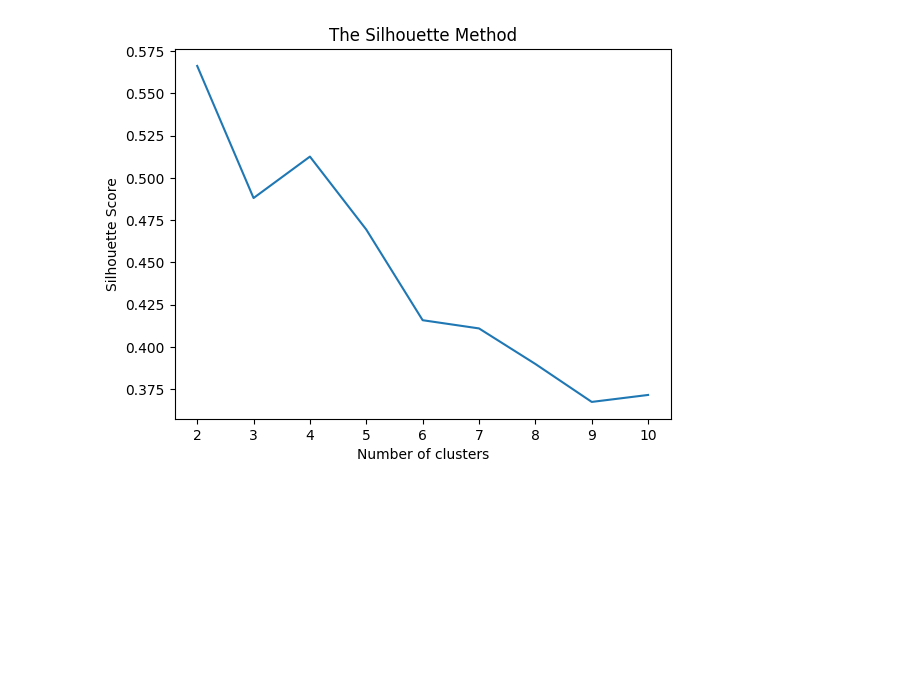
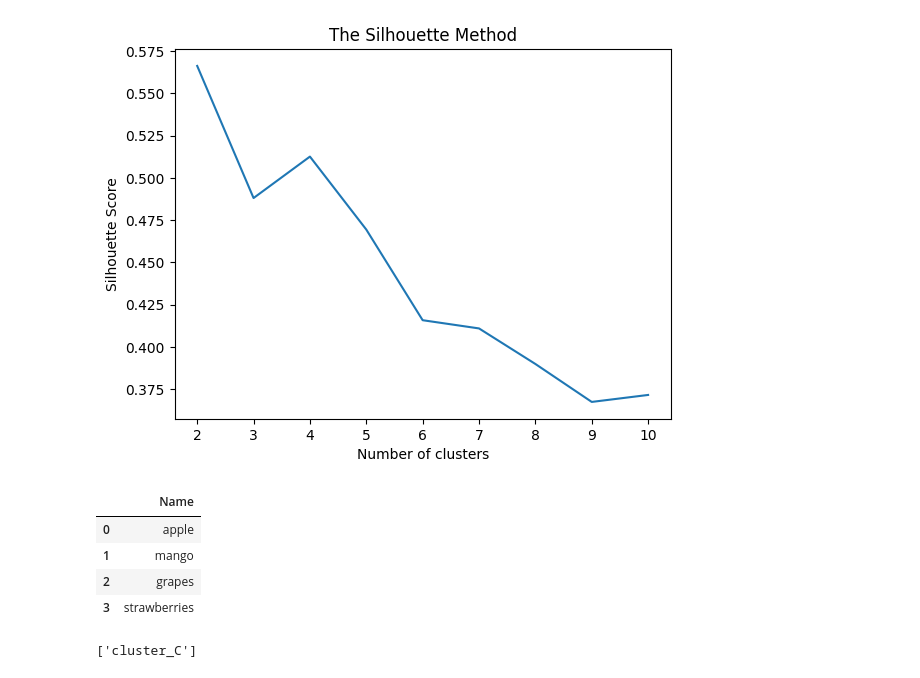
Before and after one commit to MadanuAugustin/CreditCardSegmentation_with_MLflow, a Jupyter notebook: research/trails.ipynb, the cells around one changed output. Cells and saved outputs as stored; diff of their text form; code cells hidden in the pictures; blank space fills up the shorter version.

```diff
--- a/research/trails.ipynb
+++ b/research/trails.ipynb
@@ -40,0 +44,10 @@ plt.show()
+# %%
+df = pd.DataFrame({'Name' : ['apple', 'mango', 'grapes', 'strawberries']})
+# %%
+df.head()
+# %% [output]
+|  | Name |
+| 0 | apple |
+| 1 | mango |
+| 2 | grapes |
+| 3 | strawberries |
@@ -40,0 +60,4 @@ plt.show()
+# %%
+mapped_predictions
+# %% [output]
+['cluster_C']
```
Also changed, not shown: parts of 4 cells of this notebook, 5 other files.
